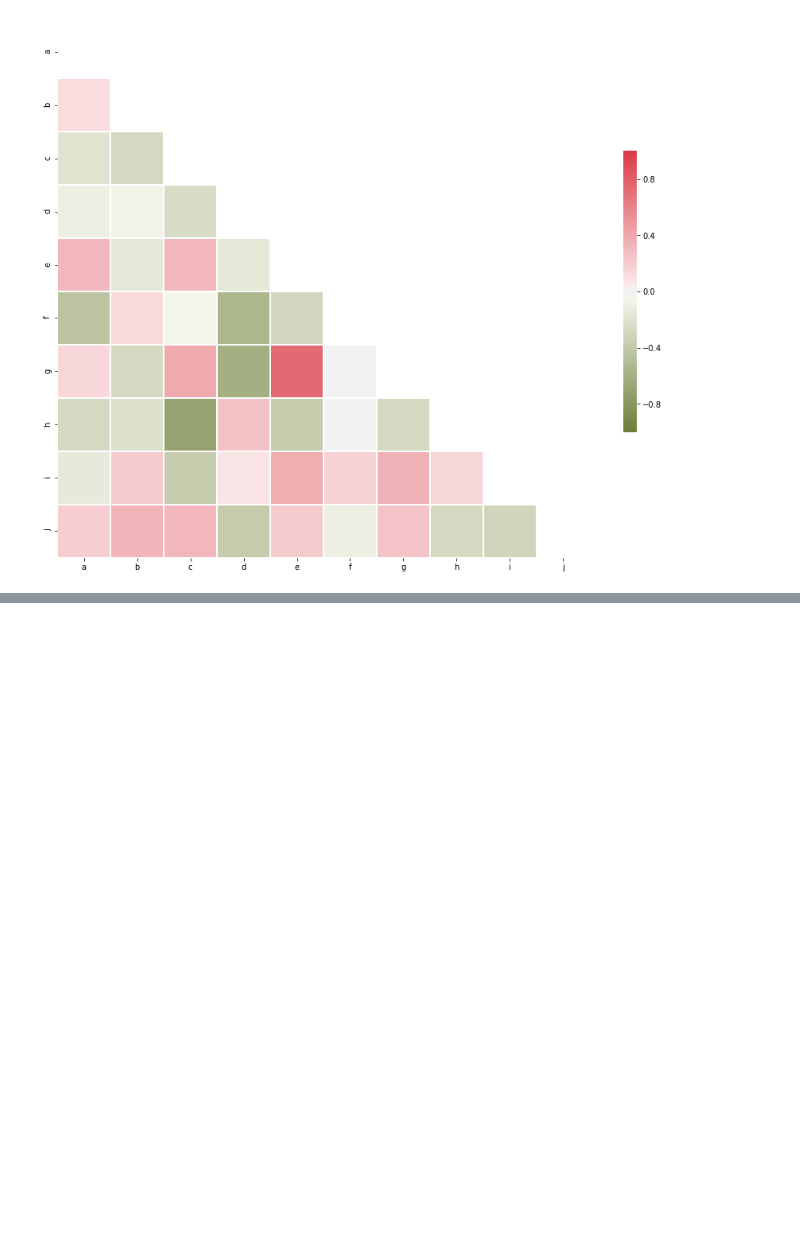
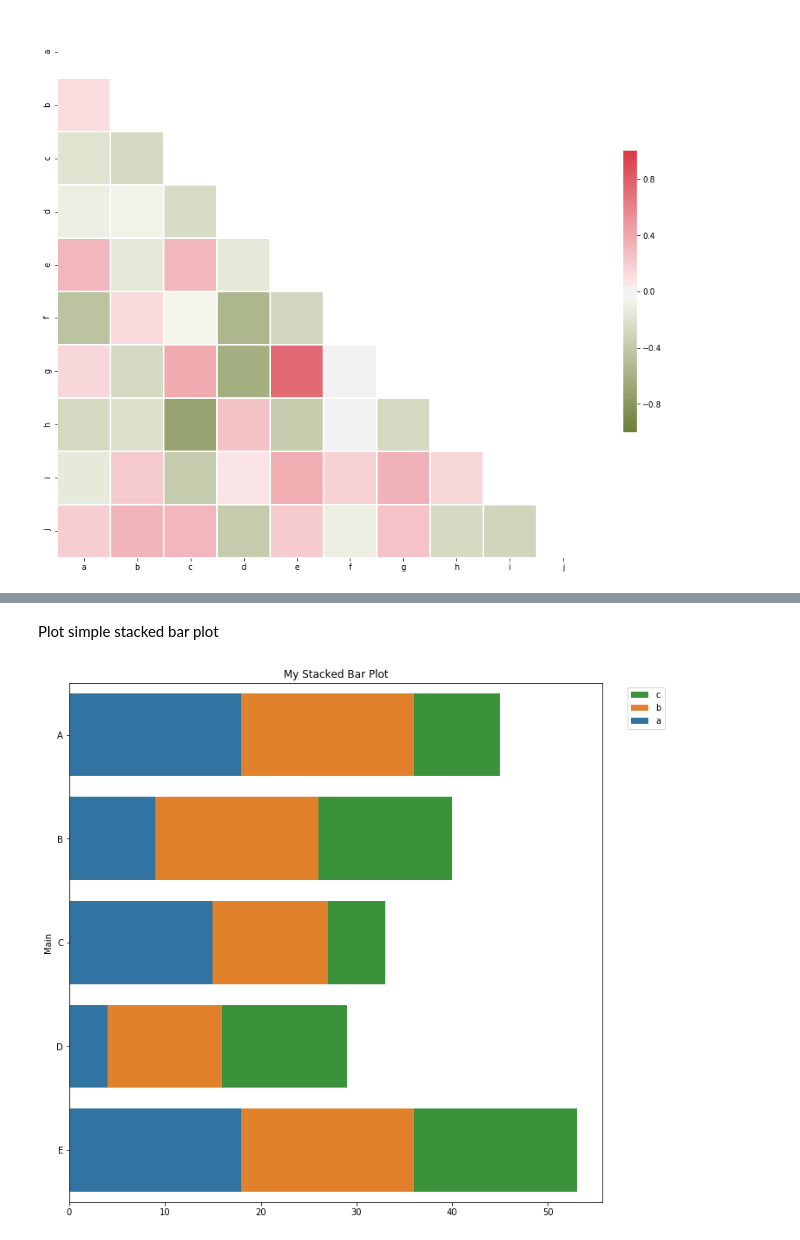
Before and after one commit to datascienceisrael/python3-dsgutils, a Jupyter notebook: examples.ipynb, the cells around one changed output, grey strips where cells are left out. Saved outputs shown, nothing was run; the diff lists cells and outputs as text; code cells hidden in the pictures; blank space fills up the shorter version.

Commit message:
Added example to display_stacked_cat_bar

```diff
--- a/examples.ipynb
+++ b/examples.ipynb
@@ -186,0 +216,6 @@ ax = dsgutils.pd.viz.display_corr_matrix(df, on_columns=list(ascii_letters[:10])
+# %%
+main_column = list(string.ascii_uppercase[:5])  # A, B, C, D, E
+stack_columns = list(string.ascii_lowercase[:3])
+
+df = pd.DataFrame.from_dict({'Main': list(np.random.choice(main_column, 200, replace=True)),
+                             'Stack': list(np.random.choice(stack_columns, 200, replace=True))})
@@ -186,0 +243,7 @@ ax = dsgutils.pd.viz.display_corr_matrix(df, on_columns=list(ascii_letters[:10])
+# %% [markdown]
+Plot simple stacked bar plot
+# %%
+ax = dsgutils.pd.viz.display_stacked_cat_bar(df, groupby='Main', on='Stack')
+ax.set(title='My Stacked Bar Plot');
+# %% [output]
+[figure, added]
```
Also changed, not shown: parts of 21 cells of this notebook, 5 other files.
